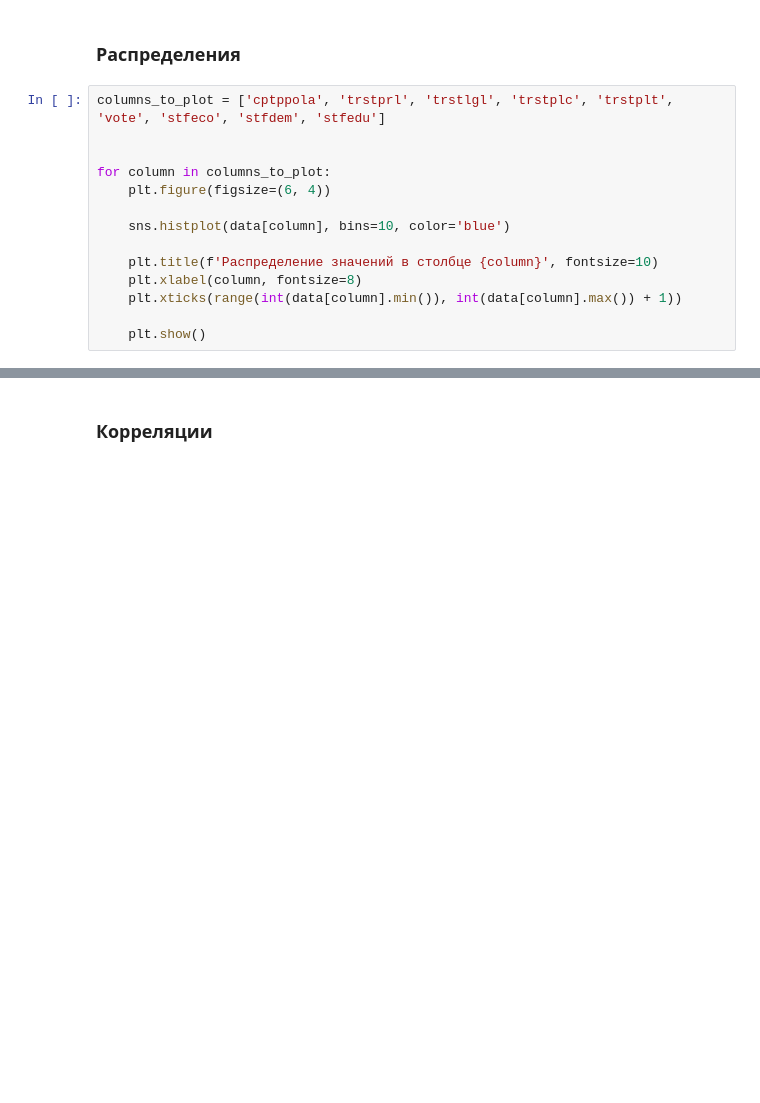
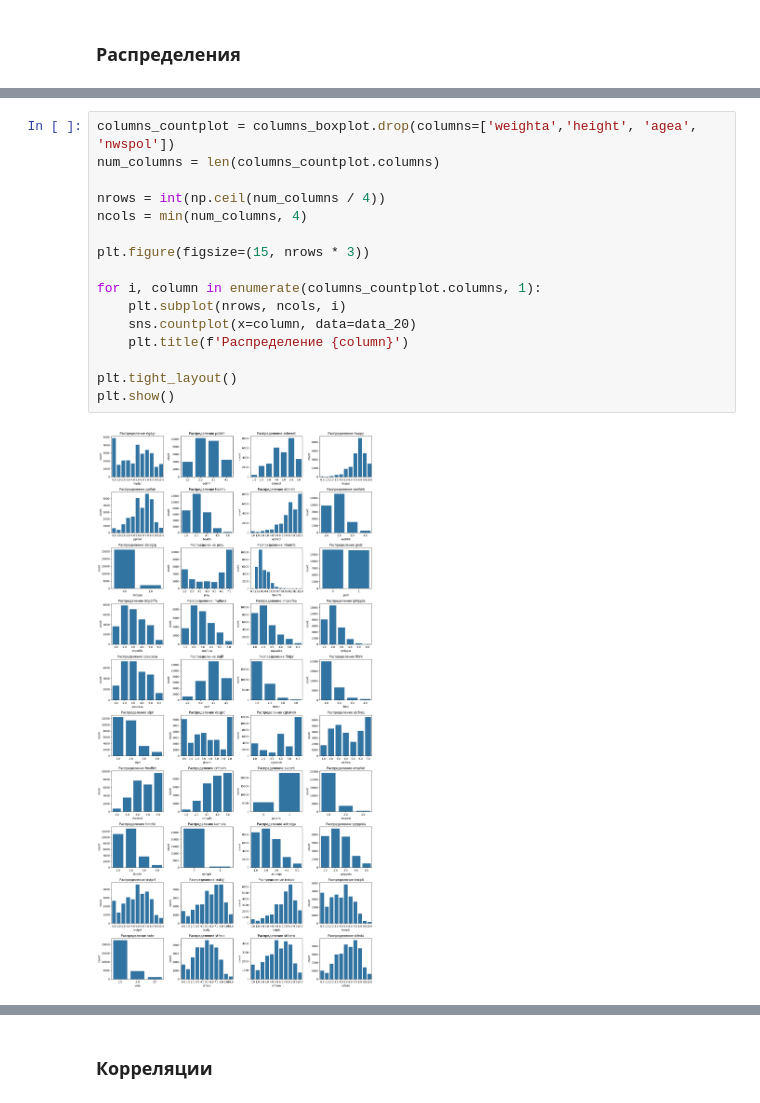
Before and after one commit to AnnaNebuko/ABD-PRJ-25-2team-HAPPINESS, a Jupyter notebook: EDA.ipynb, the cells around one changed output, grey strips where cells are left out. Cells and saved outputs as stored; diff of their text form; blank space fills up the shorter version.

```diff
--- a/EDA.ipynb
+++ b/EDA.ipynb
@@ -97,16 +263,2 @@ stfedu: 1681, доля от всех данных: 4%
 # %% [markdown]
 ### **Распределения**
-# %%
-columns_to_plot = ['cptppola', 'trstprl', 'trstlgl', 'trstplc', 'trstplt', 'vote', 'stfeco', 'stfdem', 'stfedu']
-
-
-for column in columns_to_plot:
-    plt.figure(figsize=(6, 4))
-
-    sns.histplot(data[column], bins=10, color='blue')
-
-    plt.title(f'Распределение значений в столбце {column}', fontsize=10)
-    plt.xlabel(column, fontsize=8)
-    plt.xticks(range(int(data[column].min()), int(data[column].max()) + 1))
-
-    plt.show()
@@ -122,0 +265,18 @@ for column in columns_to_plot:
+# %%
+columns_countplot = columns_boxplot.drop(columns=['weighta','height', 'agea', 'nwspol'])
+num_columns = len(columns_countplot.columns)
+
+nrows = int(np.ceil(num_columns / 4))
+ncols = min(num_columns, 4)
+
+plt.figure(figsize=(15, nrows * 3))
+
+for i, column in enumerate(columns_countplot.columns, 1):
+    plt.subplot(nrows, ncols, i)
+    sns.countplot(x=column, data=data_20)
+    plt.title(f'Распределение {column}')
+
+plt.tight_layout()
+plt.show()
+# %% [output]
+[figure, added]
```
Also changed, not shown: parts of 65 cells of this notebook.
